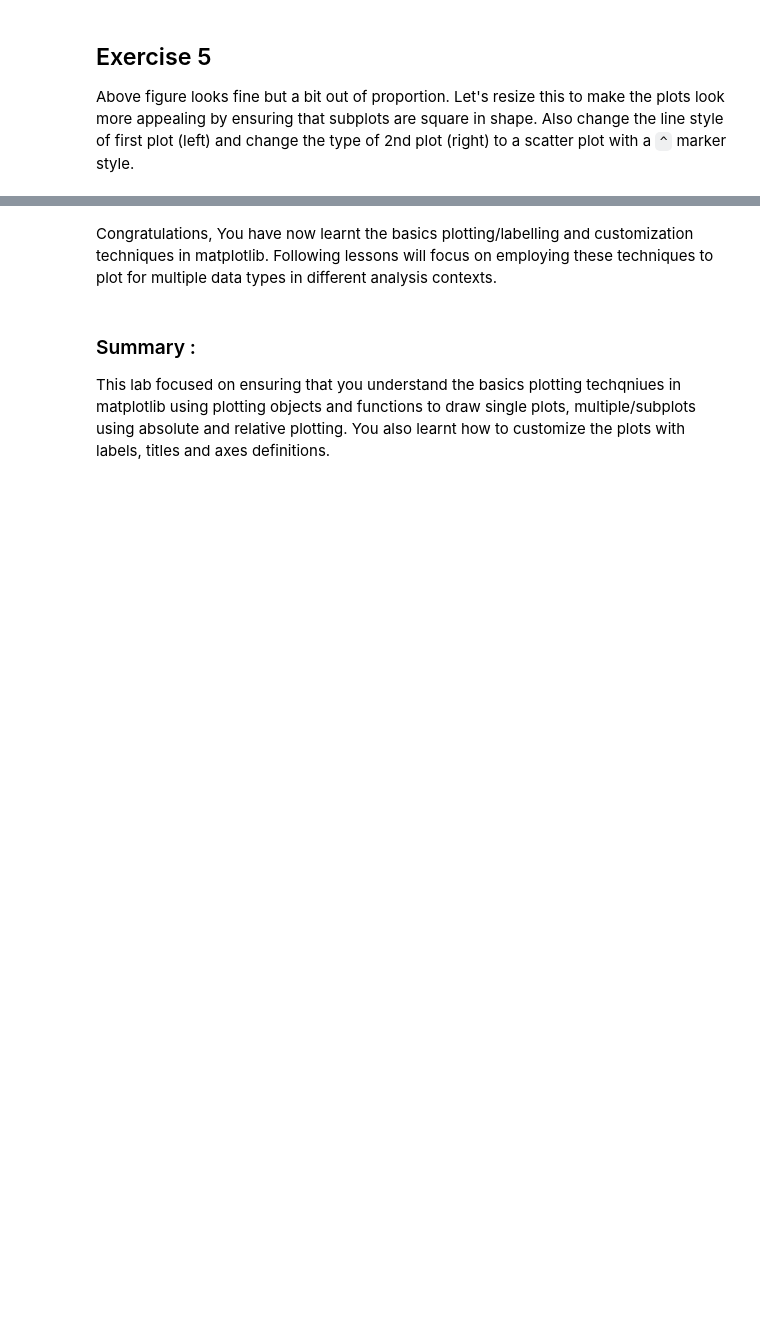
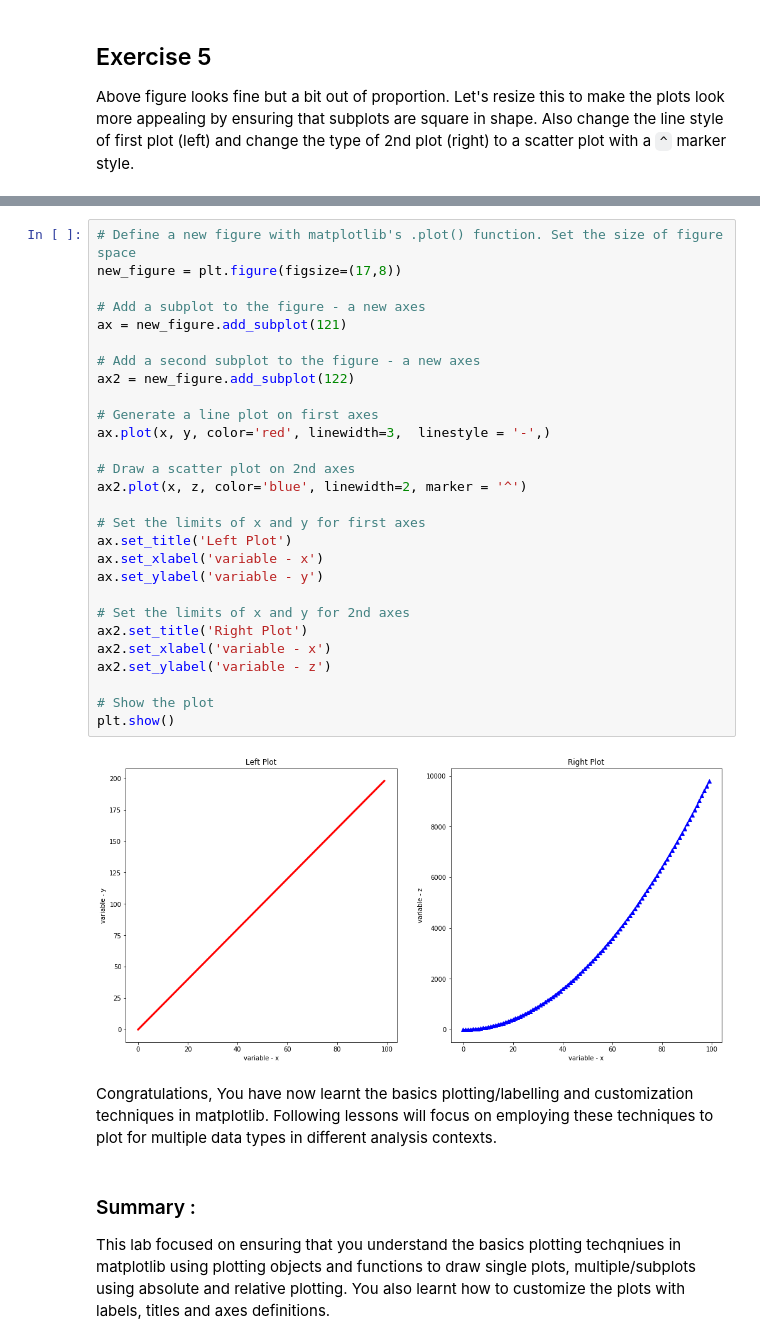
Before and after one commit to JIago25/ds-skills2-customizing-visualizations-with-matplotlib-lab-nyc-ds-skills-112618, a Jupyter notebook: index.ipynb, the cells around one changed output, grey strips where cells are left out. Saved outputs shown, nothing was run; the diff lists cells and outputs as text; blank space fills up the shorter version.

```diff
--- a/index.ipynb
+++ b/index.ipynb
@@ -165,3 +189,33 @@ Above figure looks fine but a bit out of proportion. Let's resize this to make t
+# %%
+# Define a new figure with matplotlib's .plot() function. Set the size of figure space
+new_figure = plt.figure(figsize=(17,8))
+
+# Add a subplot to the figure - a new axes
+ax = new_figure.add_subplot(121)
+
+# Add a second subplot to the figure - a new axes
+ax2 = new_figure.add_subplot(122)
+
+# Generate a line plot on first axes
+ax.plot(x, y, color='red', linewidth=3,  linestyle = '-',)
+
+# Draw a scatter plot on 2nd axes
+ax2.plot(x, z, color='blue', linewidth=2, marker = '^')
+
+# Set the limits of x and y for first axes
+ax.set_title('Left Plot')
+ax.set_xlabel('variable - x')
+ax.set_ylabel('variable - y')
+
+# Set the limits of x and y for 2nd axes
+ax2.set_title('Right Plot')
+ax2.set_xlabel('variable - x')
+ax2.set_ylabel('variable - z')
+
+# Show the plot
+plt.show()
+# %% [output]
+[figure, added]
 # %% [markdown]
 Congratulations, You have now learnt the basics plotting/labelling and customization techniques in matplotlib. Following lessons will focus on employing these techniques to plot for multiple data types in different analysis contexts.
 # %% [markdown]
```
Also changed, not shown: parts of 3 cells of this notebook.
